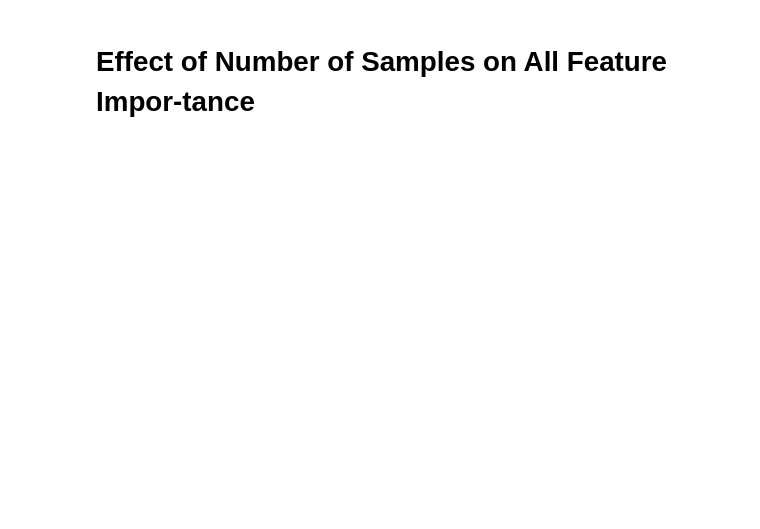
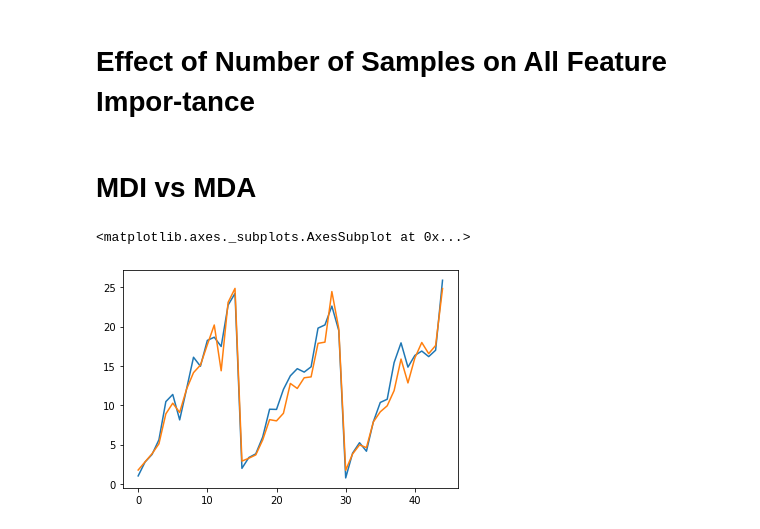
Before and after one commit to divishrengasamy/ensemble-feature-importance, a Jupyter notebook: analysis.ipynb, the cells around one changed output. Cells and saved outputs as stored; diff of their text form; code cells hidden in the pictures; blank space fills up the shorter version.

```diff
--- a/analysis.ipynb
+++ b/analysis.ipynb
@@ -957,3 +986,15 @@ fig.show()
 [interactive output not drawn]
 # %% [markdown]
 # Effect of Number of Samples on All Feature Impor-tance
+# %% [markdown]
+# MDI vs MDA
+# %%
+df_md_1 = pd.read_csv('mdi_vs_pi_0.csv')
+df_md_2 = pd.read_csv('mdi_vs_pi_1.csv')
+df_md_3 = pd.read_csv('mdi_vs_pi_2.csv')
+# %%
+df_md_1['rfpi_per'].plot()
+df_md_1['rfmdi_per'].plot()
+# %% [output]
+<matplotlib.axes._subplots.AxesSubplot at 0x...>
+[figure, added]
```
Also changed, not shown: parts of 9 cells of this notebook.
